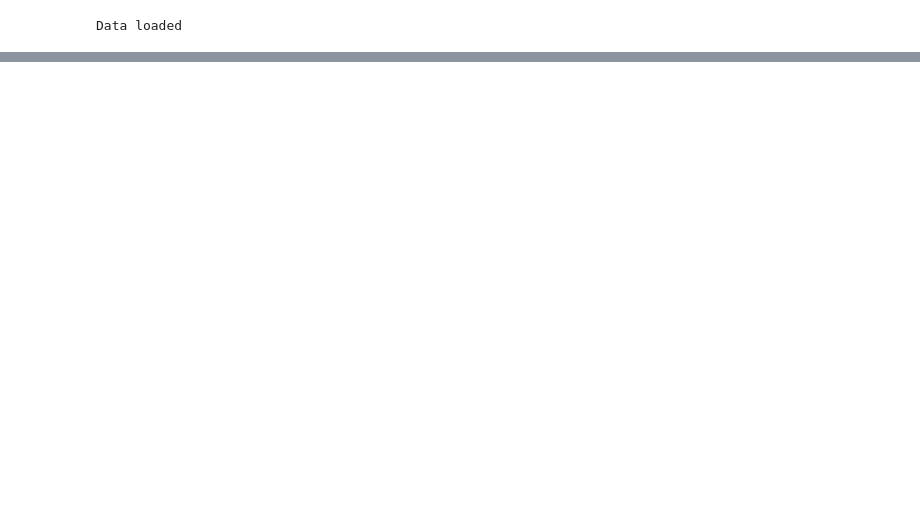
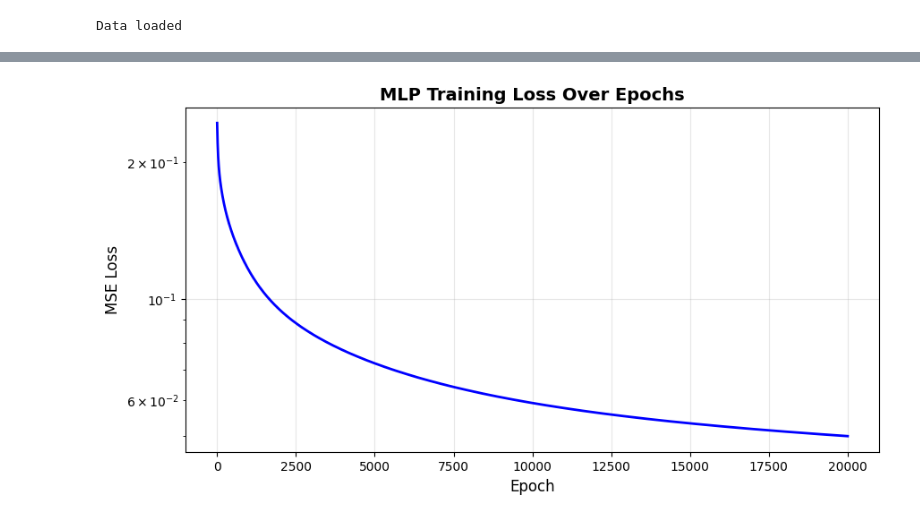
Before and after one commit to thomasvedaa/neuralnetworks, a Jupyter notebook: processing.ipynb, the cells around one changed output, grey strips where cells are left out. Saved outputs shown, nothing was run; the diff lists cells and outputs as text; code cells hidden in the pictures; blank space fills up the shorter version.

```diff
--- a/processing.ipynb
+++ b/processing.ipynb
@@ -70,0 +201,27 @@ plt.legend()
+# %%
+model = MLP(input_size=12, hidden_size=50, output_size=1, learning_rate=0.001)
+model.train(X_train, y_train, epochs=20000)
+# Make predictions using TensorFlow model
+def forecast_multiple_steps_tf(model, last_sequence, n_steps=12):
+    """
+    Forecast multiple future time steps using a TensorFlow model.
+
+    Parameters:
+    - model: Trained TensorFlow model
+    - last_sequence: Last input sequence from training data
+    - n_steps: Number of future steps to forecast
+
+    Returns:
+    - predictions: List of predicted values for the next n_steps
+    """
+    predictions = []
+    current_sequence = last_sequence.copy()
+
+    for _ in range(n_steps):
+        current_sequence_reshaped = current_sequence.reshape((1, -1))
+        next_value = model.predict(current_sequence_reshaped)
+        predictions.append(next_value[0, 0])
+        current_sequence = np.roll(current_sequence, -1)
+        current_sequence[-1] = next_value  # Append the predicted value
+
+    return np.array(predictions)
@@ -70,0 +268,16 @@ plt.legend()
+# %%
+# Plot 1: Training Loss Curve
+plt.figure(figsize=(10, 5))
+plt.plot(model.losses, linewidth=2, color='blue')
+plt.title('MLP Training Loss Over Epochs', fontsize=14, fontweight='bold')
+plt.xlabel('Epoch', fontsize=12)
+plt.ylabel('MSE Loss', fontsize=12)
+plt.grid(True, alpha=0.3)
+plt.yscale('log')  # Log scale to better see convergence
+plt.show()
+
+print(f"Initial Loss: {model.losses[0]:.6f}")
+print(f"Final Loss: {model.losses[-1]:.6f}")
+print(f"Loss Reduction: {((model.losses[0] - model.losses[-1]) / model.losses[0] * 100):.2f}%")
+# %% [output]
+[figure, added]
```
Also changed, not shown: parts of 18 cells of this notebook.
